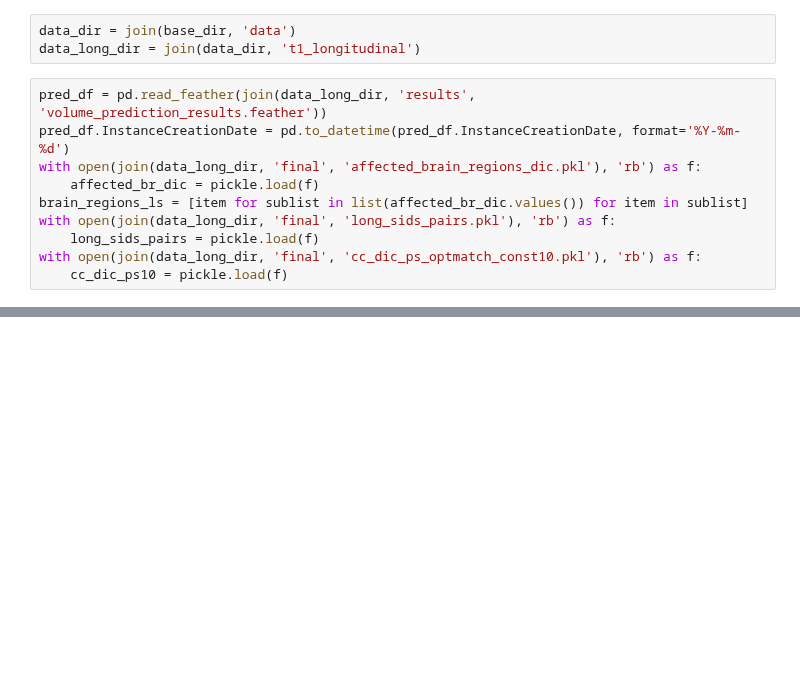
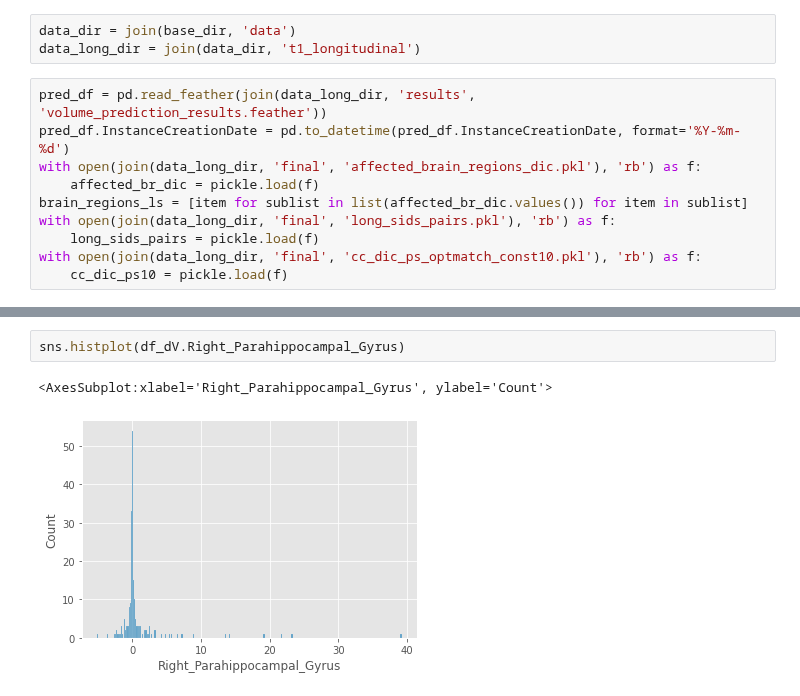
Before and after one commit to Kiril94/Thesis, a Jupyter notebook: cobra/t1_long/run_test.ipynb, the cells around one changed output, grey strips where cells are left out. Saved outputs shown, nothing was run; the diff lists cells and outputs as text; blank space fills up the shorter version.

```diff
--- a/cobra/t1_long/run_test.ipynb
+++ b/cobra/t1_long/run_test.ipynb
@@ -123,0 +57,5 @@ def get_p_value(brain_regions_ls, sids, case_control_dic, pred_df):
+# %%
+sns.histplot(df_dV.Right_Parahippocampal_Gyrus)
+# %% [output]
+<AxesSubplot:xlabel='Right_Parahippocampal_Gyrus', ylabel='Count'>
+[figure, added]
```
Also changed, not shown: parts of 14 cells of this notebook, 2 other files.
